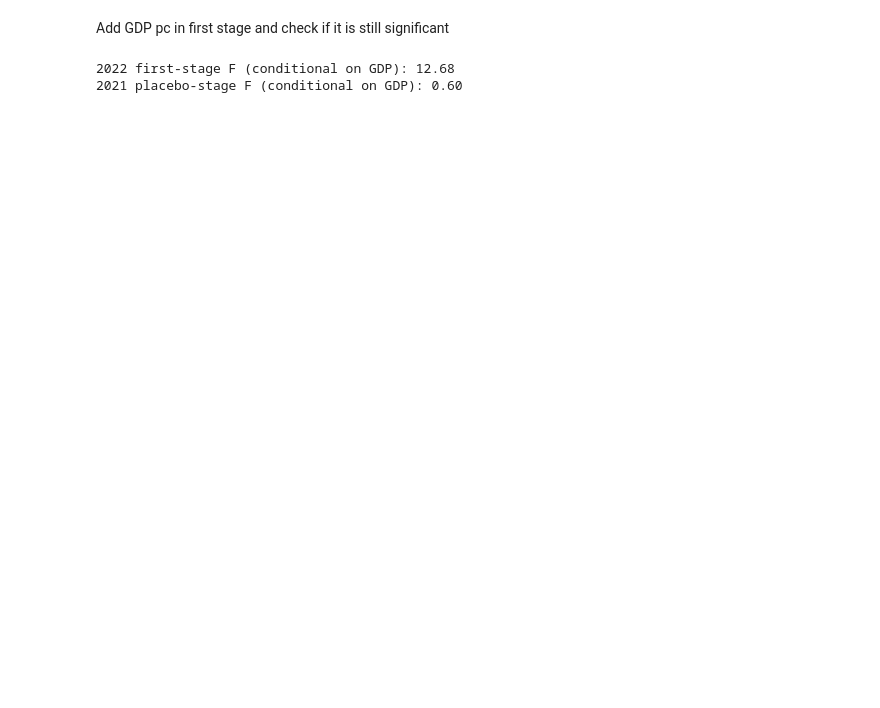
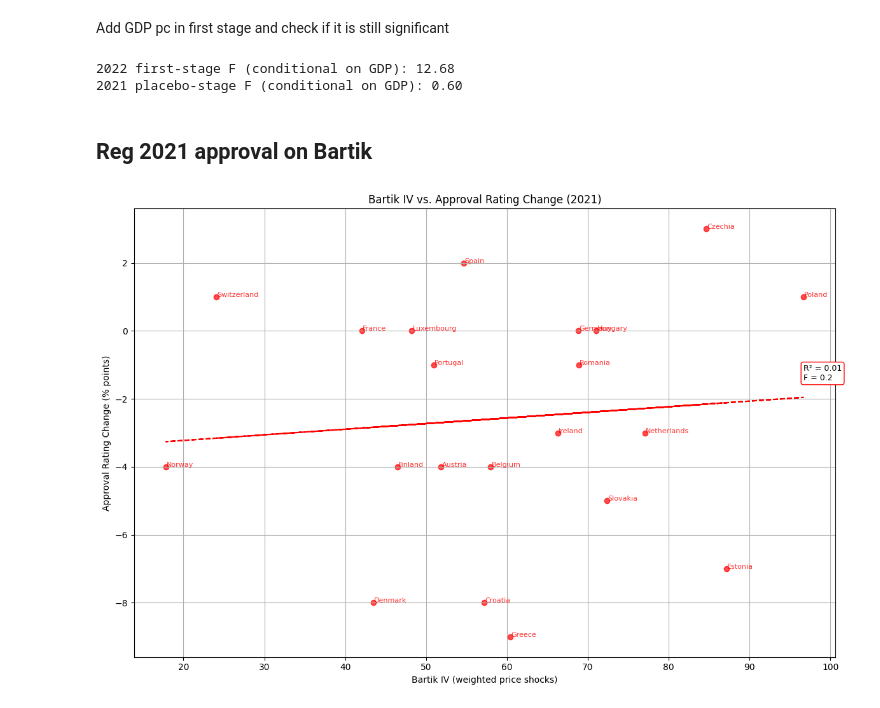
Before and after one commit to JeanLucaSchindler/CAPSTONE, a Jupyter notebook: test_design/IV_Tests.ipynb, the cells around one changed output. Drawn from its saved outputs; the diff is of its cells as text; code cells hidden in the pictures; blank space fills up the shorter version.

```diff
--- a/test_design/IV_Tests.ipynb
+++ b/test_design/IV_Tests.ipynb
@@ -217,3 +223,16 @@ Notes:
 [1] Standard Errors are heteroscedasticity robust (HC1)
 
 Plain-English check: GDP per capita does NOT meaningfully predict approval changes (coef = 1.122, p = 0.158).
+# %%
+# regress media shift on the controls
+X3 = sm.add_constant(pd.concat([dataset[controls], dataset['gdppc']], axis=1))
+y = dataset['media_shift']
+
+# Drop rows with NaNs in X3 or y
+mask = X3.notnull().all(axis=1) & y.notnull()
+X3_clean = X3.loc[mask]
+y_clean = y.loc[mask]
+
+media_shift_reg = sm.OLS(y_clean, X3_clean).fit(cov_type='HC1')
+print("\n=== Media shift regression ===")
+print(media_shift_reg.summary())
@@ -276,3 +313,7 @@ print(f"2021 placebo-stage F (conditional on GDP): {model_2021.tvalues[1]**2:.2f
 # %% [output]
 2022 first-stage F (conditional on GDP): 12.68
 2021 placebo-stage F (conditional on GDP): 0.60
+# %% [markdown]
+## Reg 2021 approval on Bartik
+# %%
+approvals_21 = pd.read_csv('../Design/data/Approval_2021.csv', delimiter=';', index_col=0)
@@ -278,0 +346,42 @@ print(f"2021 placebo-stage F (conditional on GDP): {model_2021.tvalues[1]**2:.2f
+# %%
+approval_change_21 = compute_approval_change(approvals_21).dropna()
+approval_change_df = approval_change_21.reset_index()
+approval_change_df.columns = ['country', 'approval_change']
+
+# Merge with Bartik data
+merged = bartik.merge(approval_change_df, on='country', how='left')
+merged = merged[merged['country'].isin(europe_or_nearby)]
+merged = merged.dropna(subset=['approval_change'])
+
+# Plot
+plt.figure(figsize=(12, 8))
+plt.scatter(merged['bartik_iv'], merged['approval_change'], alpha=0.7, color='red')
+
+# Add labels
+for _, row in merged.iterrows():
+    plt.text(row['bartik_iv'] + 0.1, row['approval_change'], row['country'], fontsize=8, alpha=0.8, color='red')
+
+# Regression
+X = sm.add_constant(merged['bartik_iv'])
+model = sm.OLS(merged['approval_change'], X).fit()
+y_pred = model.predict(X)
+
+# Plot regression line
+plt.plot(merged['bartik_iv'], y_pred, linestyle='--', linewidth=1.5, color='red', label='OLS fit')
+
+# R² and F-stat
+r2 = model.rsquared
+fstat = model.fvalue
+textstr = f'R² = {r2:.2f}\nF = {fstat:.1f}'
+plt.text(max(merged['bartik_iv']), max(y_pred) + 0.5, textstr,
+         fontsize=9, bbox=dict(facecolor='white', edgecolor='red', boxstyle='round,pad=0.3'))
+
+# Labels
+plt.title("Bartik IV vs. Approval Rating Change (2021)")
+plt.xlabel("Bartik IV (weighted price shocks)")
+plt.ylabel("Approval Rating Change (% points)")
+plt.grid(True)
+plt.tight_layout()
+plt.show()
+# %% [output]
+[figure, added]
```
Also changed, not shown: parts of 7 cells of this notebook, 2 other files.
